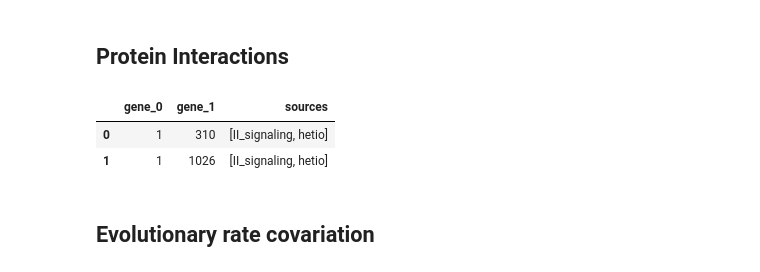
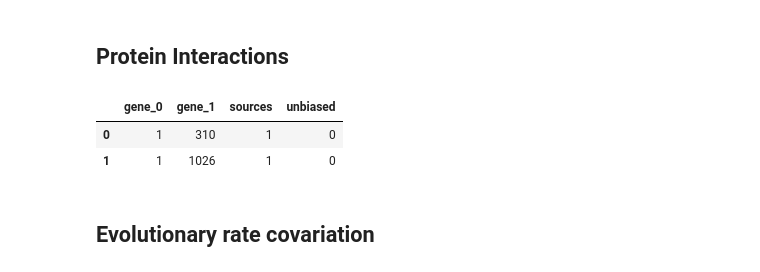
Before and after one commit to dhimmel/integrate, a Jupyter notebook: integrate.ipynb, the cells around one changed output. Drawn from its saved outputs; the diff is of its cells as text; code cells hidden in the pictures.

```diff
--- a/integrate.ipynb
+++ b/integrate.ipynb
@@ -367,19 +387,15 @@ for i, row in binding_df.iterrows():
 # %% [markdown]
 ## Protein Interactions
 # %%
-commit = '919264e834a95bf8724c7177b8657af9de8622fd'
-url = rawgit('dhimmel', 'ppi', commit, 'data/ppi-sources.tsv')
+commit = '4012fe7af1699222539844256e3639782ae72695'
+url = rawgit('dhimmel', 'ppi', commit, 'data/ppi-hetio-ind.tsv')
 ppi_df = pandas.read_table(url)
-ppi_sources = {'HI-II-14', 'Lit-BM-13', 'II_binary', 'II_literature', 'II_signaling', 'hetio'}
-ppi_df = ppi_df[ppi_df.source.isin(ppi_sources)]
 ppi_df = ppi_df[ppi_df.gene_0.isin(coding_genes) & ppi_df.gene_1.isin(coding_genes)]
-ppi_df = ppi_df.groupby(['gene_0', 'gene_1']).apply(
-    lambda df: pandas.Series({'sources': list(df.source)})).reset_index()
 ppi_df.head(2)
 # %% [output]
-|  | gene_0 | gene_1 | sources |
-| 0 | 1 | 310 | [II_signaling, hetio] |
-| 1 | 1 | 1026 | [II_signaling, hetio] |
+|  | gene_0 | gene_1 | sources | unbiased |
+| 0 | 1 | 310 | 1 | 0 |
+| 1 | 1 | 1026 | 1 | 0 |
 # %%
 for i, row in ppi_df.iterrows():
     source_id = 'gene', row.gene_0
```
Also changed, not shown: parts of 11 cells of this notebook, 1 other file.
